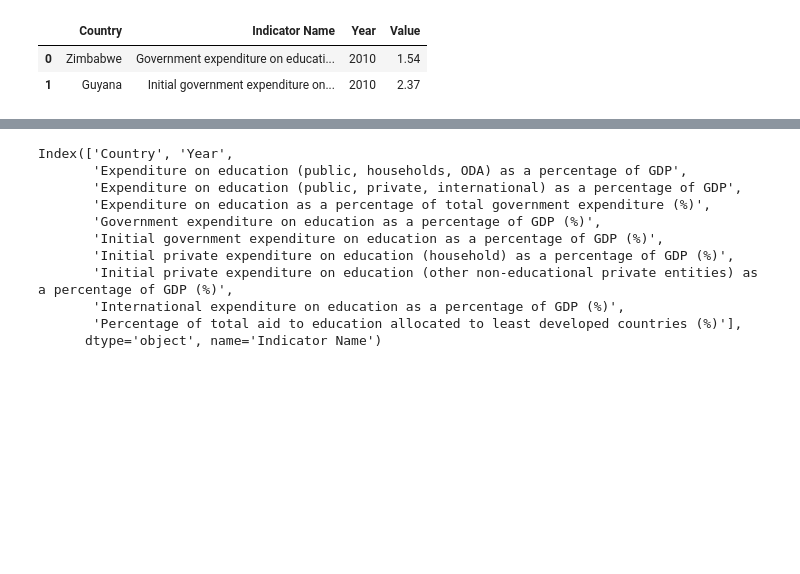
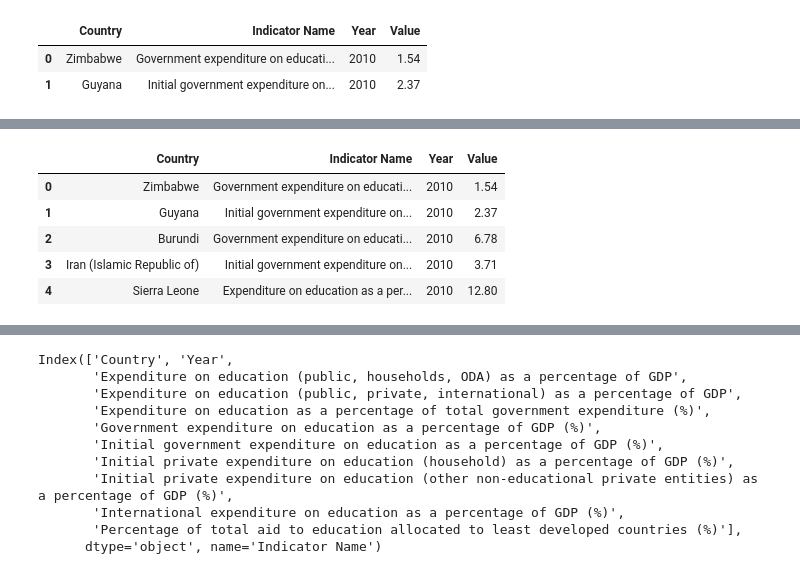
Before and after one commit to Gracious-Ogbeme/Panda-Premiere-Project, a Jupyter notebook: preprocessing and model dev/data preprocessing.ipynb, the cells around one changed output, grey strips where cells are left out. Drawn from its saved outputs; the diff is of its cells as text; code cells hidden in the pictures; blank space fills up the shorter version.

```diff
--- a/preprocessing and model dev/data preprocessing.ipynb
+++ b/preprocessing and model dev/data preprocessing.ipynb
@@ -60 +193,10 @@ df.head(2)
+# %%
+df1.head()
+# %% [output]
+|  | Country | Indicator Name | Year | Value |
+| 0 | Zimbabwe | Government expenditure on educati... | 2010 | 1.54 |
+| 1 | Guyana | Initial government expenditure on... | 2010 | 2.37 |
+| 2 | Burundi | Government expenditure on educati... | 2010 | 6.78 |
+| 3 | Iran (Islamic Republic of) | Initial government expenditure on... | 2010 | 3.71 |
+| 4 | Sierra Leone | Expenditure on education as a per... | 2010 | 12.80 |
 # %%
```
Also changed, not shown: parts of 27 cells of this notebook, 3 other files.
